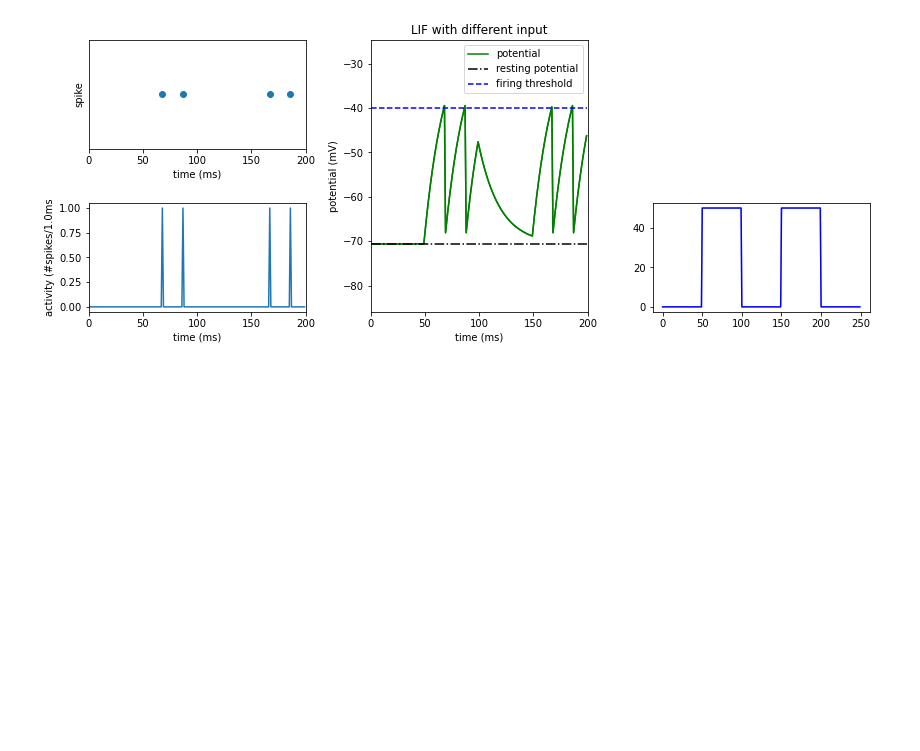
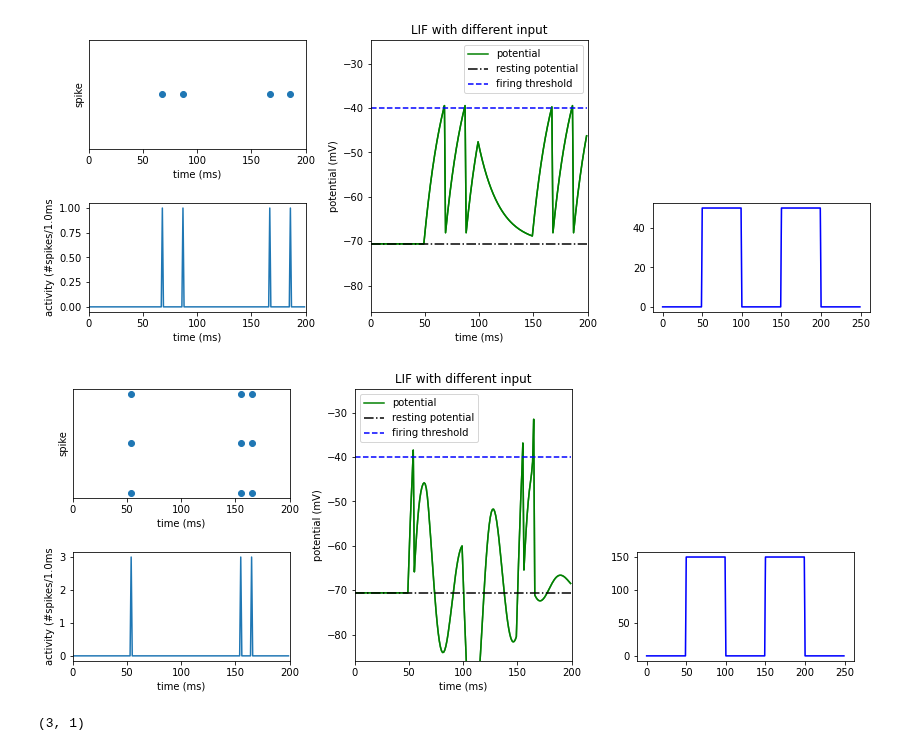
Before and after one commit to cnrl/Spiral, a Jupyter notebook: examples/integrate_and_fire.ipynb, the cells around one changed output. Saved outputs shown, nothing was run; the diff lists cells and outputs as text; code cells hidden in the pictures; blank space fills up the shorter version.

```diff
--- a/examples/integrate_and_fire.ipynb
+++ b/examples/integrate_and_fire.ipynb
@@ -247,3 +247,21 @@ n = LIF(
 simulate_and_plot(n, I2, "LIF with different input")
 # %% [output]
 [figure]
+# %%
+from spiral.analysis import FunctionGenerator
+I2 = FunctionGenerator.generate(250, shape=(1,),
+           baseline={50*i: 150 if i%2 else 0 for i in range(5)})
+
+n = AELIF(
+    name='neuronsA',
+    shape=(1,),
+    batch=3,
+    dt=1.,
+    analyzable=True,
+)
+
+simulate_and_plot(n, I2, "LIF with different input")
+n.shape
+# %% [output]
+[figure, added]
+(3, 1)
```
Also changed, not shown: parts of 9 cells of this notebook, 16 other files.
